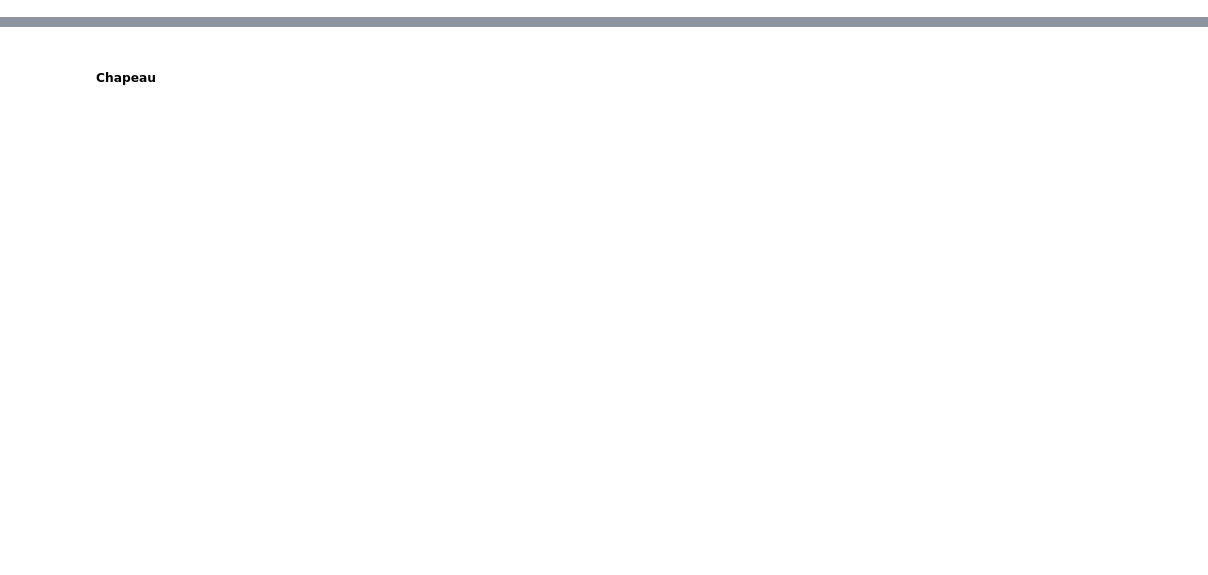
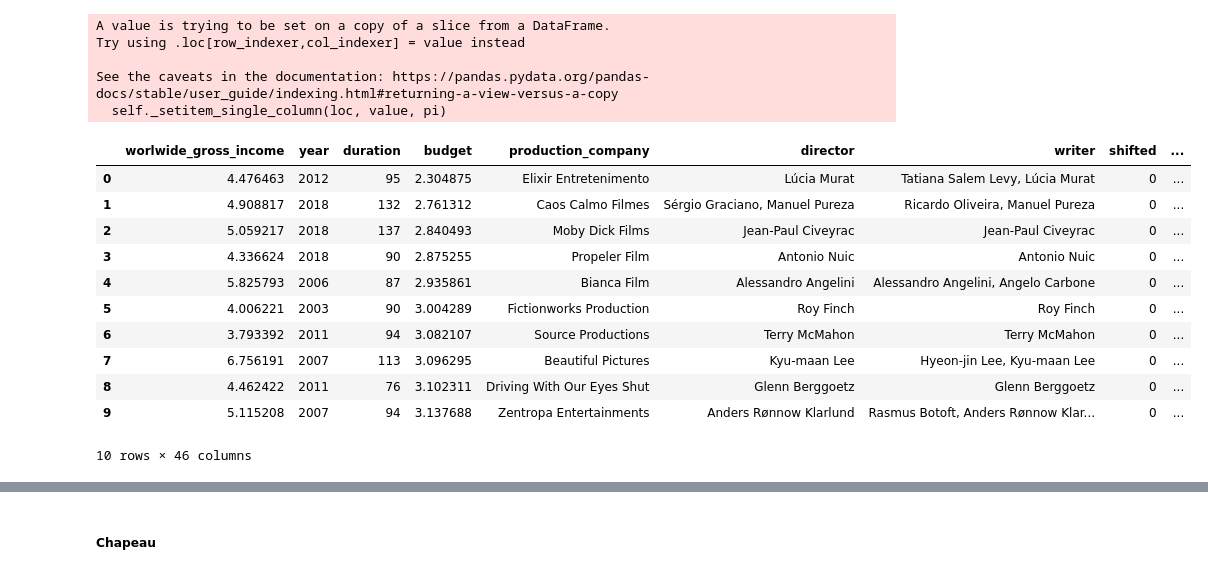
Before and after one commit to OscarTou/CinePred, a Jupyter notebook: notebooks/Untitled1.ipynb, the cells around one changed output, grey strips where cells are left out. Saved outputs shown, nothing was run; the diff lists cells and outputs as text; code cells hidden in the pictures; blank space fills up the shorter version.

```diff
--- a/notebooks/Untitled1.ipynb
+++ b/notebooks/Untitled1.ipynb
@@ -21,0 +113,26 @@ df = preproc(df, path="../raw_data/cat_acteur.csv")
+# %%
+for i in range(len(titles)):
+    if titles.loc[i, 'translation'] != '':
+        titles.loc[i, 'both'] = titles.loc[i, 'translation']
+# %% [output]
+A value is trying to be set on a copy of a slice from a DataFrame.
+Try using .loc[row_indexer,col_indexer] = value instead
+
+See the caveats in the documentation: https://pandas.pydata.org/pandas-docs/stable/user_guide/indexing.html#returning-a-view-versus-a-copy
+  self._setitem_single_column(loc, value, pi)
+# %%
+df = df.merge(right=to_merge, on='imdb_title_id', how='left')
+df.head(10)
+# %% [output]
+|  | worlwide_gross_income | year | duration | budget | production_company | director | writer | shifted | ... |
+| 0 | 4.476463 | 2012 | 95 | 2.304875 | Elixir Entretenimento | Lúcia Murat | Tatiana Salem Levy, Lúcia Murat | 0 | ... |
+| 1 | 4.908817 | 2018 | 132 | 2.761312 | Caos Calmo Filmes | Sérgio Graciano, Manuel Pureza | Ricardo Oliveira, Manuel Pureza | 0 | ... |
+| 2 | 5.059217 | 2018 | 137 | 2.840493 | Moby Dick Films | Jean-Paul Civeyrac | Jean-Paul Civeyrac | 0 | ... |
+| 3 | 4.336624 | 2018 | 90 | 2.875255 | Propeler Film | Antonio Nuic | Antonio Nuic | 0 | ... |
+| 4 | 5.825793 | 2006 | 87 | 2.935861 | Bianca Film | Alessandro Angelini | Alessandro Angelini, Angelo Carbone | 0 | ... |
+| 5 | 4.006221 | 2003 | 90 | 3.004289 | Fictionworks Production | Roy Finch | Roy Finch | 0 | ... |
+| 6 | 3.793392 | 2011 | 94 | 3.082107 | Source Productions | Terry McMahon | Terry McMahon | 0 | ... |
+| 7 | 6.756191 | 2007 | 113 | 3.096295 | Beautiful Pictures | Kyu-maan Lee | Hyeon-jin Lee, Kyu-maan Lee | 0 | ... |
+| 8 | 4.462422 | 2011 | 76 | 3.102311 | Driving With Our Eyes Shut | Glenn Berggoetz | Glenn Berggoetz | 0 | ... |
+| 9 | 5.115208 | 2007 | 94 | 3.137688 | Zentropa Entertainments | Anders Rønnow Klarlund | Rasmus Botoft, Anders Rønnow Klar... | 0 | ... |
+10 rows × 46 columns
```
Also changed, not shown: parts of 34 cells of this notebook.
